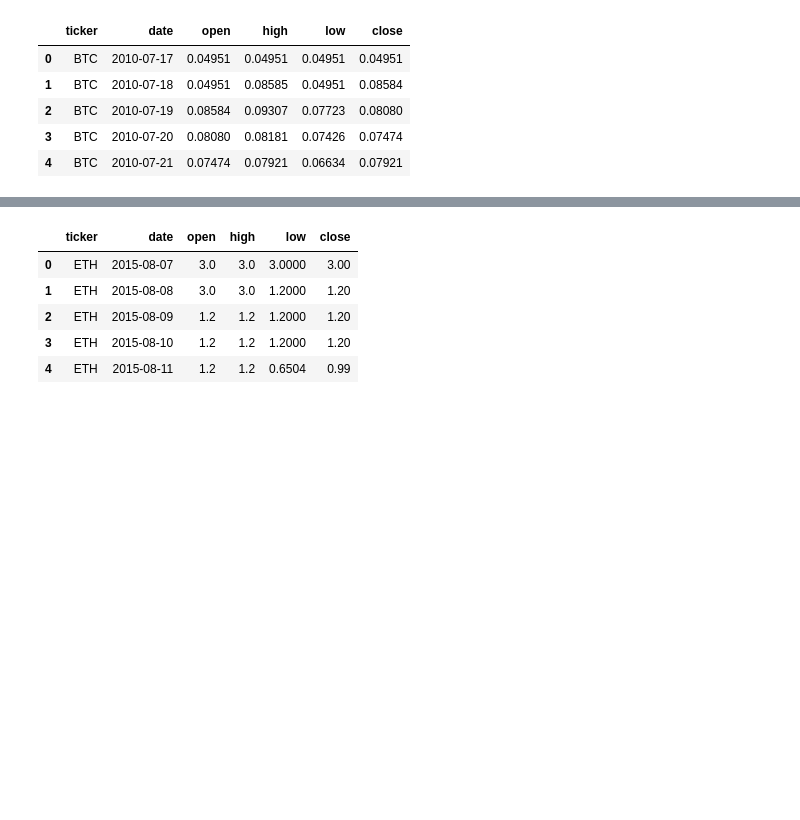
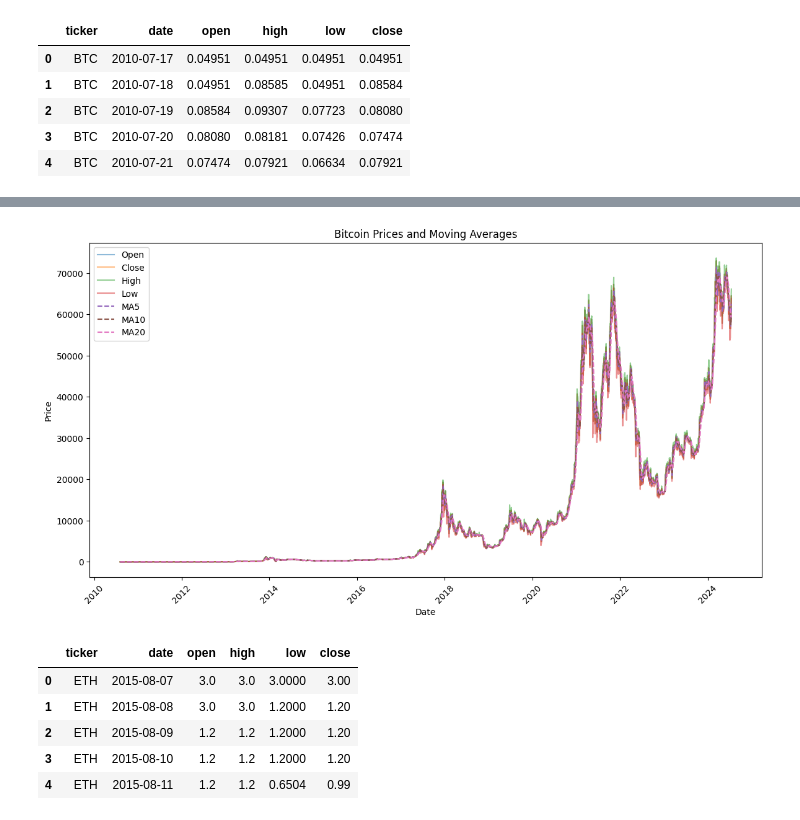
Before and after one commit to Kawians/Crypto-Prediction, a Jupyter notebook: Crypto Price Prediction.ipynb, the cells around one changed output, grey strips where cells are left out. Cells and saved outputs as stored; diff of their text form; code cells hidden in the pictures; blank space fills up the shorter version.

```diff
--- a/Crypto Price Prediction.ipynb
+++ b/Crypto Price Prediction.ipynb
@@ -32,3 +82,9 @@ BTC.head()
 | 2 | BTC | 2010-07-19 | 0.08584 | 0.09307 | 0.07723 | 0.08080 |
 | 3 | BTC | 2010-07-20 | 0.08080 | 0.08181 | 0.07426 | 0.07474 |
 | 4 | BTC | 2010-07-21 | 0.07474 | 0.07921 | 0.06634 | 0.07921 |
+# %%
+# Feature engineering for BTC
+BTC['MA5'] = BTC['close'].rolling(window=5).mean()
+BTC['MA10'] = BTC['close'].rolling(window=10).mean()
+BTC['MA20'] = BTC['close'].rolling(window=20).mean()
+BTC = BTC.dropna()
@@ -35,3 +100,34 @@ BTC.head()
+# %%
+# Parse the Date column to datetime
+BTC['date'] = pd.to_datetime(BTC['date'])
+
+# Plotting the data
+plt.figure(figsize=(14, 7))
+
+# Plot Open, Close, High, Low prices
+plt.plot(BTC['date'], BTC['open'], label='Open', alpha=0.5)
+plt.plot(BTC['date'], BTC['close'], label='Close', alpha=0.5)
+plt.plot(BTC['date'], BTC['high'], label='High', alpha=0.5)
+plt.plot(BTC['date'], BTC['low'], label='Low', alpha=0.5)
+
+# Plot Moving Averages
+plt.plot(BTC['date'], BTC['MA5'], label='MA5', linestyle='--')
+plt.plot(BTC['date'], BTC['MA10'], label='MA10', linestyle='--')
+plt.plot(BTC['date'], BTC['MA20'], label='MA20', linestyle='--')
+
+# Add titles and labels
+plt.title('Bitcoin Prices and Moving Averages')
+plt.xlabel('Date')
+plt.ylabel('Price')
+plt.legend()
+
+# Rotate x-axis labels for better readability
+plt.xticks(rotation=45)
+
+# Show the plot
+plt.show()
+# %% [output]
+[figure, added]
 # %%
 ETH = pd.read_csv("/Users/kavian/Desktop/Crypto/Github/Crypto-Prediction/ETH.csv")
 # %%
```
Also changed, not shown: parts of 26 cells of this notebook.
